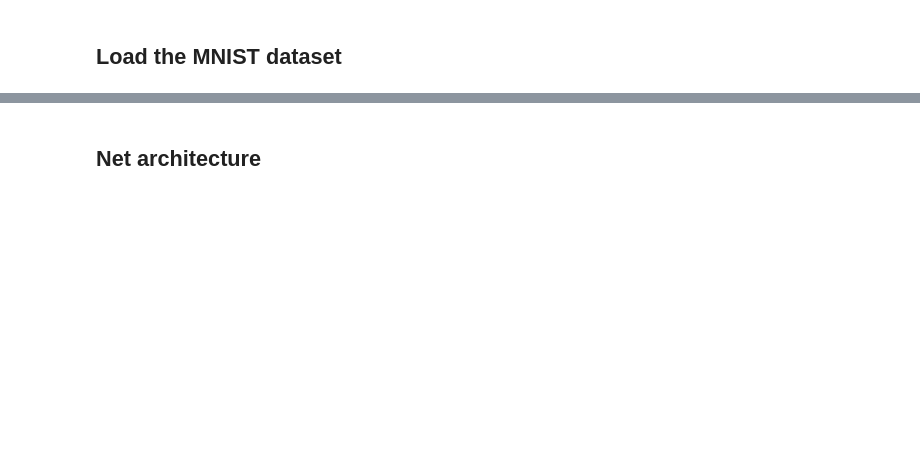
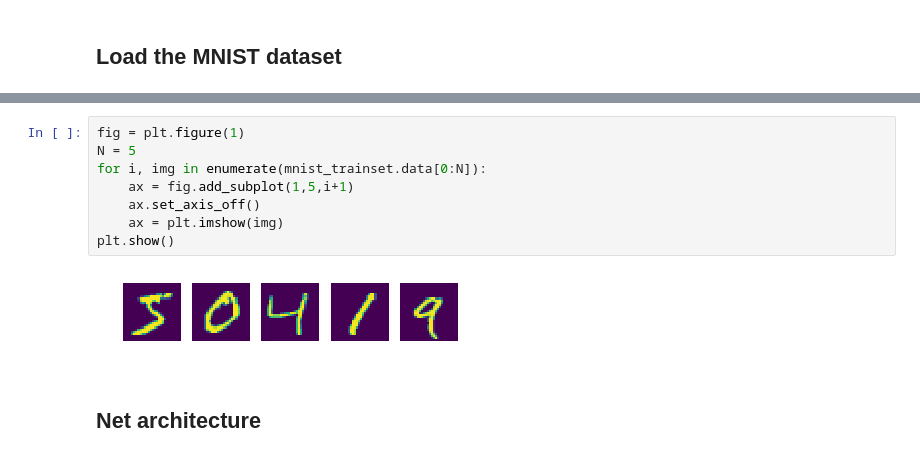
Before and after one commit to RafaelGoncalves8/mnist-neural-networks, a Jupyter notebook: deliver/NN.ipynb, the cells around one changed output, grey strips where cells are left out. Saved outputs shown, nothing was run; the diff lists cells and outputs as text; blank space fills up the shorter version.

```diff
--- a/deliver/NN.ipynb
+++ b/deliver/NN.ipynb
@@ -40,2 +35,12 @@ len(mnist_trainset), len(mnist_testset)
+# %%
+fig = plt.figure(1)
+N = 5
+for i, img in enumerate(mnist_trainset.data[0:N]):
+    ax = fig.add_subplot(1,5,i+1)
+    ax.set_axis_off()
+    ax = plt.imshow(img)
+plt.show()
+# %% [output]
+[figure, added]
 # %% [markdown]
 ## Net architecture
```
Also changed, not shown: parts of 5 cells of this notebook, 8 other files.
